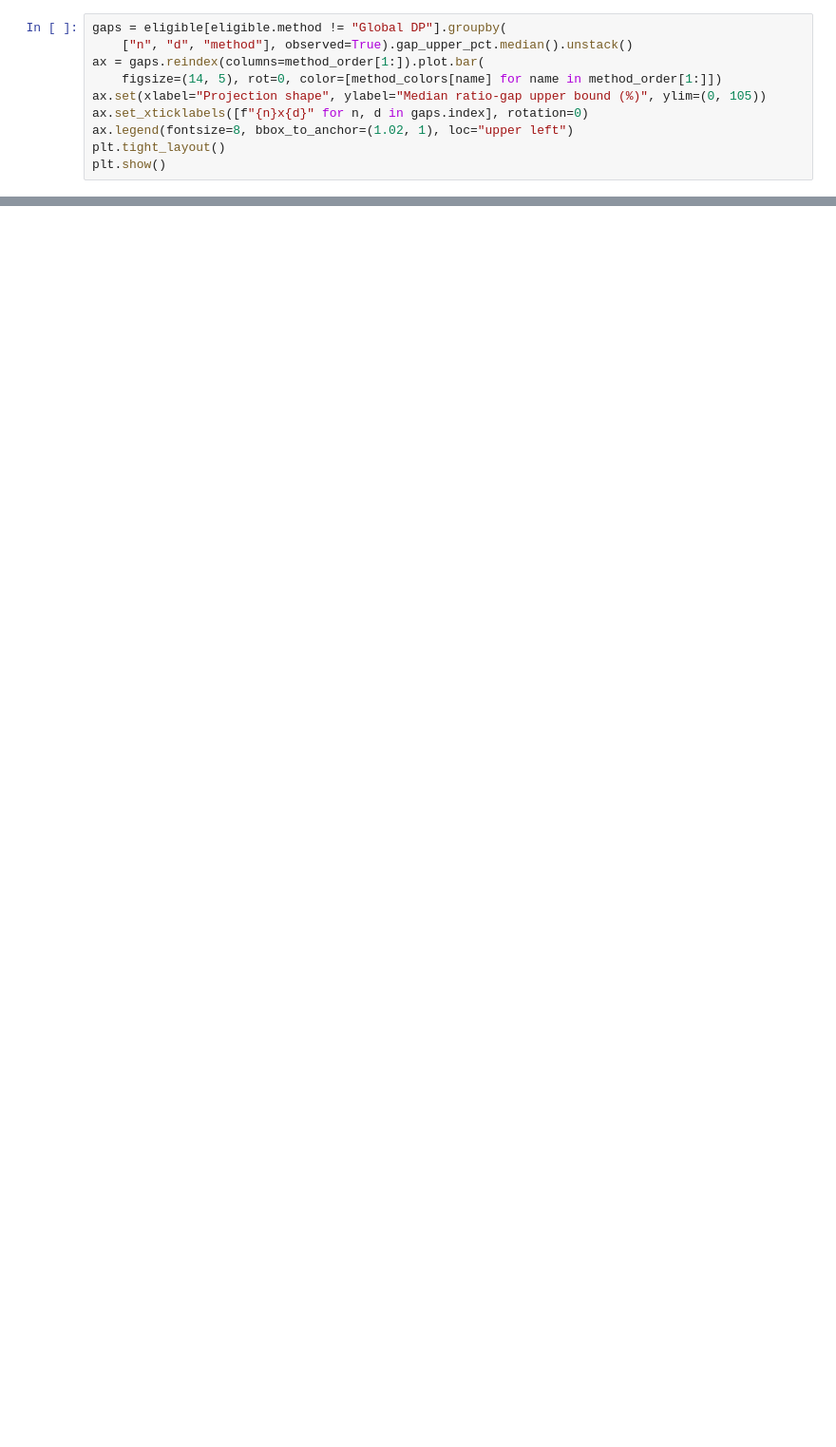
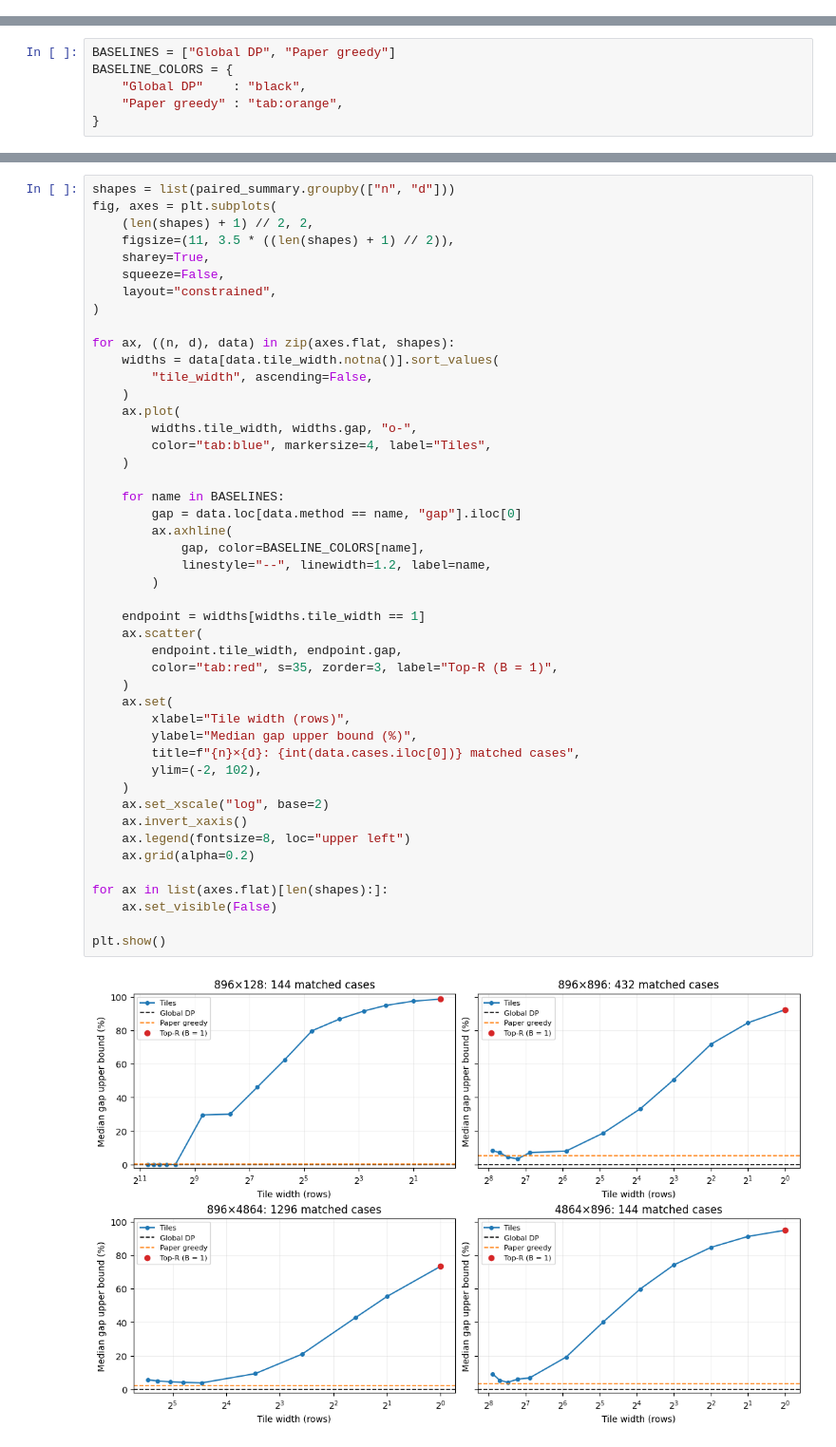
Before and after one commit to yabsed/vlm-in-flash-jupyter, a Jupyter notebook: results/02/02_04_analyze_oracle.ipynb, the cells around one changed output, grey strips where cells are left out. Shown at 95% size. Drawn from its saved outputs; the diff is of its cells as text; blank space fills up the shorter version.

```diff
--- a/results/02/02_04_analyze_oracle.ipynb
+++ b/results/02/02_04_analyze_oracle.ipynb
@@ -130,10 +121,0 @@ eligible = frame[(frame.R_selected == frame.R_nominal) & frame.gap_upper_pct.not
-# %%
-gaps = eligible[eligible.method != "Global DP"].groupby(
-    ["n", "d", "method"], observed=True).gap_upper_pct.median().unstack()
-ax = gaps.reindex(columns=method_order[1:]).plot.bar(
-    figsize=(14, 5), rot=0, color=[method_colors[name] for name in method_order[1:]])
-ax.set(xlabel="Projection shape", ylabel="Median ratio-gap upper bound (%)", ylim=(0, 105))
-ax.set_xticklabels([f"{n}x{d}" for n, d in gaps.index], rotation=0)
-ax.legend(fontsize=8, bbox_to_anchor=(1.02, 1), loc="upper left")
-plt.tight_layout()
-plt.show()
@@ -144 +128,7 @@ plt.show()
+# %%
+BASELINES = ["Global DP", "Paper greedy"]
+BASELINE_COLORS = {
+    "Global DP"    : "black",
+    "Paper greedy" : "tab:orange",
+}
 # %%
@@ -168,0 +184,48 @@ summary.round(3)
+# %%
+shapes = list(paired_summary.groupby(["n", "d"]))
+fig, axes = plt.subplots(
+    (len(shapes) + 1) // 2, 2,
+    figsize=(11, 3.5 * ((len(shapes) + 1) // 2)),
+    sharey=True,
+    squeeze=False,
+    layout="constrained",
+)
+
+for ax, ((n, d), data) in zip(axes.flat, shapes):
+    widths = data[data.tile_width.notna()].sort_values(
+        "tile_width", ascending=False,
+    )
+    ax.plot(
+        widths.tile_width, widths.gap, "o-",
+        color="tab:blue", markersize=4, label="Tiles",
+    )
+
+    for name in BASELINES:
+        gap = data.loc[data.method == name, "gap"].iloc[0]
+        ax.axhline(
+            gap, color=BASELINE_COLORS[name],
+            linestyle="--", linewidth=1.2, label=name,
+        )
+
+    endpoint = widths[widths.tile_width == 1]
+    ax.scatter(
+        endpoint.tile_width, endpoint.gap,
+        color="tab:red", s=35, zorder=3, label="Top-R (B = 1)",
+    )
+    ax.set(
+        xlabel="Tile width (rows)",
+        ylabel="Median gap upper bound (%)",
+        title=f"{n}×{d}: {int(data.cases.iloc[0])} matched cases",
+        ylim=(-2, 102),
+    )
+    ax.set_xscale("log", base=2)
+    ax.invert_xaxis()
+    ax.legend(fontsize=8, loc="upper left")
+    ax.grid(alpha=0.2)
+
+for ax in list(axes.flat)[len(shapes):]:
+    ax.set_visible(False)
+
+plt.show()
+# %% [output]
+[figure, new version]
```
Also changed, not shown: parts of 43 cells of this notebook.
